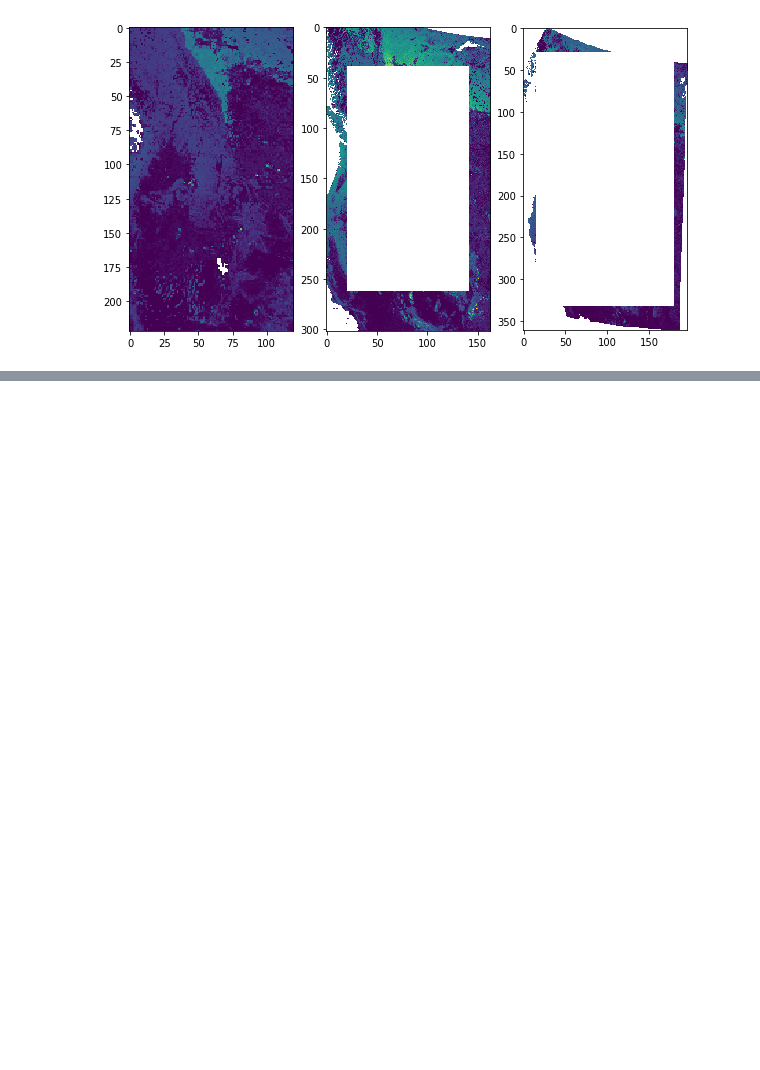
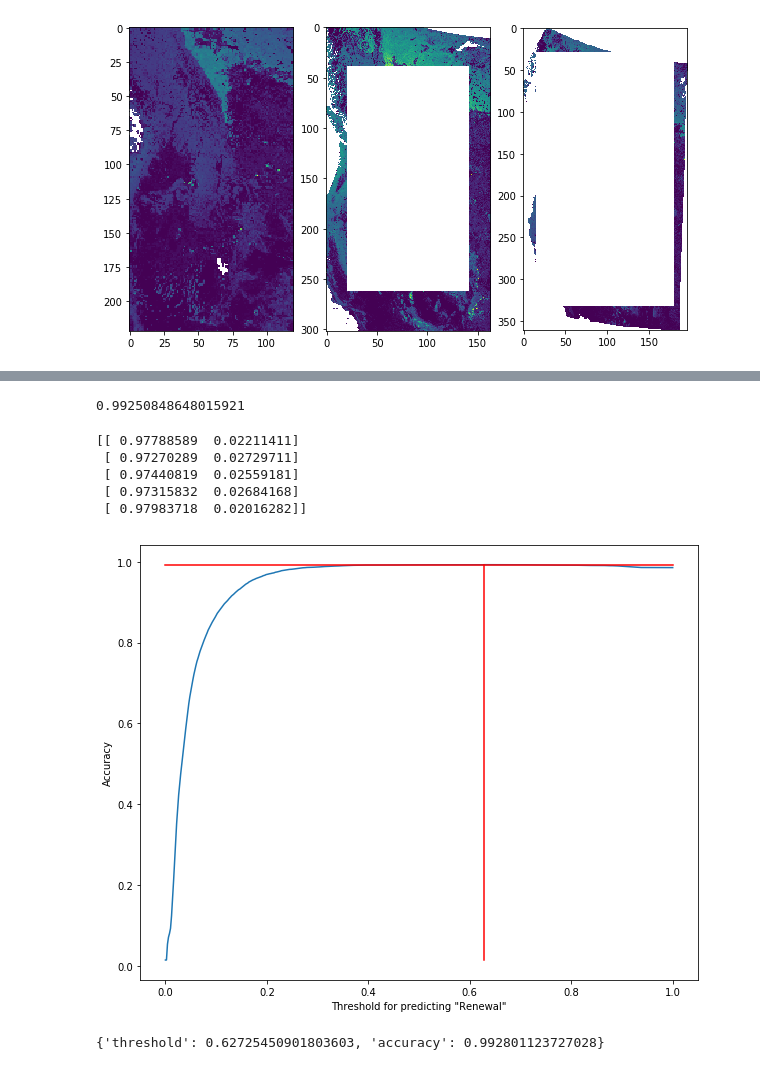
Before and after one commit to dongmeic/SDM, a Jupyter notebook: python/notebooks_new/logistic.py.ipynb, the cells around one changed output, grey strips where cells are left out. Drawn from its saved outputs; the diff is of its cells as text; code cells hidden in the pictures; blank space fills up the shorter version.

```diff
--- a/python/notebooks_new/logistic.py.ipynb
+++ b/python/notebooks_new/logistic.py.ipynb
@@ -117,0 +265,55 @@ X_train, X_valid, X_test = scale_data(X_train, X_valid, X_test)
+# %%
+best_C = 0.00052749970637026194
+# %%
+logistic_clf = LogisticRegression(C=best_C, penalty='l2')
+logistic_clf.fit(X_train, y_train)
+preds = logistic_clf.predict(X_test)
+probs = logistic_clf.predict_proba(X_test)
+accuracy = sum(y_test == preds) / len(preds)
+accuracy
+# %% [output]
+0.99250848648015921
+# %%
+def get_predictions_at_threshold(pred_ps, threshold):
+    return 1 * (pred_ps >= threshold)
+
+def threshold_plot(pred_ps, targets):
+    thresholds = np.linspace(0, 1, 500)
+    accuracies = []
+    n = len(pred_ps)
+
+    for threshold in thresholds:
+        preds = get_predictions_at_threshold(pred_ps, threshold)
+        accuracies.append((preds == targets).sum() / n)
+
+    plt.plot(thresholds, accuracies);
+    optimal_threshold = thresholds[np.argmax(accuracies)]
+    optimal_accuracy = max(accuracies)
+    plt.plot([optimal_threshold, optimal_threshold],
+             [min(accuracies), max(accuracies)],
+             'r')
+    plt.plot([0, 1], [optimal_accuracy, optimal_accuracy], 'r')
+    plt.xlabel('Threshold for predicting "Renewal"')
+    plt.ylabel('Accuracy')
+    plt.show()
+    return {'threshold': optimal_threshold, 'accuracy': optimal_accuracy}
+# %%
+pred_ps = logistic_clf.predict_proba(X_test)
+print(pred_ps[:5])
+pred_ps = np.array([p[1] for p in pred_ps])
+pred_ps[:5]
+
+THRESHOLD = 0.5
+preds = get_predictions_at_threshold(pred_ps, THRESHOLD)
+preds[:5]
+
+best_threshold = threshold_plot(pred_ps, y_test);
+print(best_threshold)
+# %% [output]
+[[ 0.97788589  0.02211411]
+ [ 0.97270289  0.02729711]
+ [ 0.97440819  0.02559181]
+ [ 0.97315832  0.02684168]
+ [ 0.97983718  0.02016282]]
+[figure, added]
+{'threshold': 0.62725450901803603, 'accuracy': 0.992801123727028}
```
Also changed, not shown: parts of 29 cells of this notebook, 1 other file.
